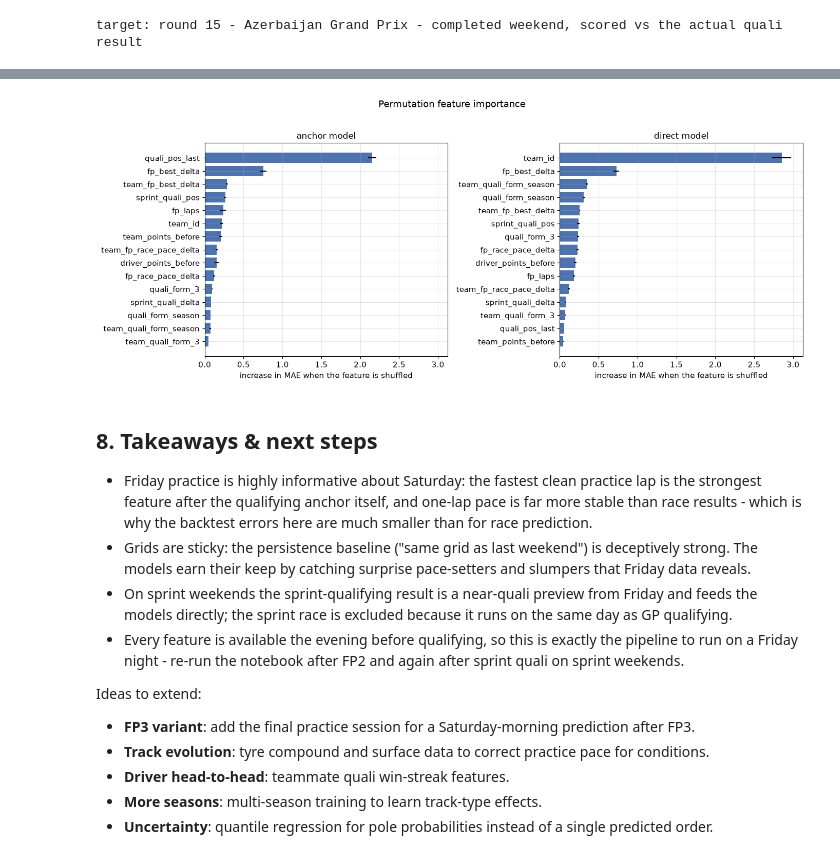
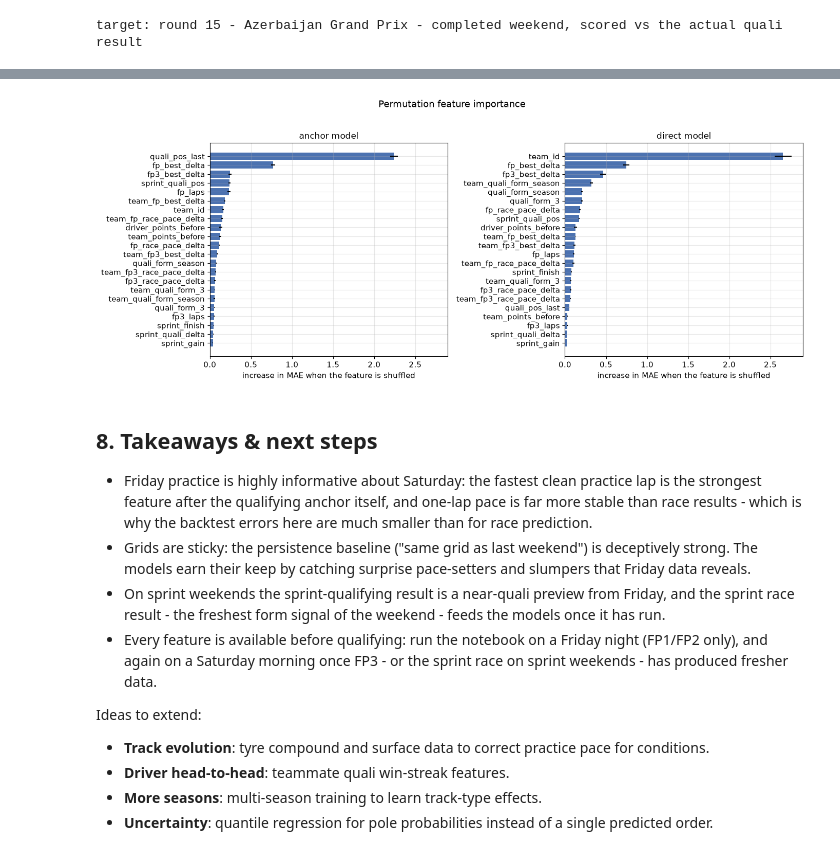
Before and after one commit to scgon/Formula1RaceAndGridPredictor, a Jupyter notebook: notebooks/grid_predictions.ipynb, the cells around one changed output, grey strips where cells are left out. Drawn from its saved outputs; the diff is of its cells as text; code cells hidden in the pictures.

```diff
--- a/notebooks/grid_predictions.ipynb
+++ b/notebooks/grid_predictions.ipynb
@@ -27,6 +28,7 @@ A command-line version of the same pipeline lives in `predict_grid.py`.
 # %%
 import warnings
 from datetime import datetime, timedelta, timezone
+from itertools import product
 from pathlib import Path
 
 import matplotlib.pyplot as plt
@@ -49,15 +51,19 @@ fastf1.logger.set_log_level("WARNING")
 
 SEASON = 2026
 MIN_TRAIN_ROUNDS = 5
+MODEL_PROFILE = "fast"
 STINT_WINDOW = 5
 STINT_MIN_LAPS = 3
 COMPLETION_BUFFER = timedelta(hours=3)
 PRACTICE_BUFFER = timedelta(hours=2)
 PRACTICE_SESSIONS = ("FP1", "FP2")
+FP3_SESSIONS = ("FP3",)
 NEUTRAL_POSITION = 11.5
 
 PRACTICE_COLS = ["fp_race_pace_delta", "fp_best_delta", "fp_laps"]
+FP3_COLS = ["fp3_race_pace_delta", "fp3_best_delta", "fp3_laps"]
 SPRINT_QUALI_COLS = ["sprint_quali_pos", "sprint_quali_delta"]
+SPRINT_RACE_COLS = ["sprint_finish", "sprint_gain"]
 
 FEATURES = [
     "fp_best_delta",
@@ -65,8 +71,15 @@ FEATURES = [
     "fp_laps",
     "team_fp_best_delta",
     "team_fp_race_pace_delta",
+    "fp3_best_delta",
+    "fp3_race_pace_delta",
+    "fp3_laps",
+    "team_fp3_best_delta",
+    "team_fp3_race_pace_delta",
     "sprint_quali_pos",
     "sprint_quali_delta",
+    "sprint_finish",
+    "sprint_gain",
     "quali_pos_last",
     "quali_form_3",
     "quali_form_season",
@@ -87,7 +100,7 @@ RAW_COLUMNS = [
     "quali_time",
     "quali_delta",
     "points",
-] + PRACTICE_COLS + SPRINT_QUALI_COLS
+] + PRACTICE_COLS + FP3_COLS + SPRINT_QUALI_COLS + SPRINT_RACE_COLS
 
 plt.rcParams.update({
     "figure.figsize": (11, 5),
@@ -97,5 +110,5 @@ plt.rcParams.update({
     "axes.titlesize": 12,
 })
 
-print("fastf1", fastf1.__version__, "| season", SEASON, "| target: qualifying")
+print("fastf1", fastf1.__version__, "| season", SEASON, "| profile", MODEL_PROFILE, "| target: qualifying")
 # %% [output]
@@ -534,6 +585,8 @@ def build_features(data):
     df["team_id"] = pd.factorize(df["team"])[0]
     df["team_fp_best_delta"] = df.groupby(["round", "team"], sort=False)["fp_best_delta"].transform("mean")
     df["team_fp_race_pace_delta"] = df.groupby(["round", "team"], sort=False)["fp_race_pace_delta"].transform("mean")
+    df["team_fp3_best_delta"] = df.groupby(["round", "team"], sort=False)["fp3_best_delta"].transform("mean")
+    df["team_fp3_race_pace_delta"] = df.groupby(["round", "team"], sort=False)["fp3_race_pace_delta"].transform("mean")
     df["team_quali_mean"] = df.groupby(["round", "team"], sort=False)["quali_pos"].transform("mean")
     df["team_points"] = df.groupby(["round", "team"], sort=False)["points"].transform("sum")
     by_driver = df.groupby("driver_number", sort=False)
@@ -820,10 +1004,13 @@ else:
     model_data = data
 
 features_final = build_features(model_data)
-anchor_model, train_set = train_model(features_final, target_round, "anchor")
-direct_model, _ = train_model(features_final, target_round, "direct")
-anchor = predict_round(anchor_model, features_final, target_round, "anchor")
-direct = predict_round(direct_model, features_final, target_round, "direct")
+tune_note = " (tuning hyperparameters)" if MODEL_PROFILE == "optimized" else ""
+print(f"training final anchor model{tune_note}...")
+anchor_model, train_set, anchor_used, anchor_params = train_model(features_final, target_round, "anchor", MODEL_PROFILE)
+print(f"training final direct model{tune_note}...")
+direct_model, _, direct_used, direct_params = train_model(features_final, target_round, "direct", MODEL_PROFILE)
+anchor = predict_round(anchor_model, features_final, target_round, "anchor", anchor_used)
+direct = predict_round(direct_model, features_final, target_round, "direct", direct_used)
 
 result = pd.DataFrame({
     "anchor": anchor["pred_pos"].to_numpy(),
@@ -842,5 +1029,9 @@ if mode == "post":
     pole = features_final.loc[(features_final["round"] == target_round) & (features_final["quali_pos"] == 1), "driver"]
     if not pole.empty:
         print(f"actual pole                   : {pole.iloc[0]}")
+if MODEL_PROFILE == "optimized":
+    untuned = "fast defaults (no clearly better combination found)"
+    print(f"\nTuned hyperparameters (anchor model) : {format_params(anchor_params) or untuned}")
+    print(f"Tuned hyperparameters (direct model) : {format_params(direct_params) or untuned}")
 result
 # %% [output]
@@ -949,38 +1142,38 @@ if mode == "post":
 # %%
 fig, axes = plt.subplots(1, 2, figsize=(14, 5.5), sharex=True)
-for ax, model, name in ((axes[0], anchor_model, "anchor model"), (axes[1], direct_model, "direct model")):
+for ax, model, name, used in ((axes[0], anchor_model, "anchor model", anchor_used),
+                              (axes[1], direct_model, "direct model", direct_used)):
     if name == "anchor model":
         target_y = (train_set["quali_pos"] - train_set["quali_pos_last"]).to_numpy(dtype=float)
     else:
         target_y = train_set["quali_pos"].to_numpy(dtype=float)
     imp = permutation_importance(
         model,
-        train_set[FEATURES].to_numpy(dtype=float),
+        train_set[used].to_numpy(dtype=float),
         target_y,
         scoring="neg_mean_absolute_error",
         n_repeats=5,
         random_state=42,
     )
     order = np.argsort(imp.importances_mean)
-    ax.barh(np.array(FEATURES)[order], imp.importances_mean[order],
+    ax.barh(np.array(used)[order], imp.importances_mean[order],
             xerr=imp.importances_std[order], color="#4c72b0")
     ax.set(xlabel="increase in MAE when the feature is shuffled", title=name)
 fig.suptitle("Permutation feature importance", y=1.02)
 fig.tight_layout()
 plt.show()
 # %% [output]
-[figure, old version]
+[figure, new version]
 # %% [markdown]
 ## 8. Takeaways & next steps
 
 - Friday practice is highly informative about Saturday: the fastest clean practice lap is the strongest feature after the qualifying anchor itself, and one-lap pace is far more stable than race results - which is why the backtest errors here are much smaller than for race prediction.
 - Grids are sticky: the persistence baseline ("same grid as last weekend") is deceptively strong. The models earn their keep by catching surprise pace-setters and slumpers that Friday data reveals.
-- On sprint weekends the sprint-qualifying result is a near-quali preview from Friday and feeds the models directly; the sprint race is excluded because it runs on the same day as GP qualifying.
-- Every feature is available the evening before qualifying, so this is exactly the pipeline to run on a Friday night - re-run the notebook after FP2 and again after sprint quali on sprint weekends.
+- On sprint weekends the sprint-qualifying result is a near-quali preview from Friday, and the sprint race result - the freshest form signal of the weekend - feeds the models once it has run.
+- Every feature is available before qualifying: run the notebook on a Friday night (FP1/FP2 only), and again on a Saturday morning once FP3 - or the sprint race on sprint weekends - has produced fresher data.
 
 Ideas to extend:
 
-- **FP3 variant**: add the final practice session for a Saturday-morning prediction after FP3.
 - **Track evolution**: tyre compound and surface data to correct practice pace for conditions.
 - **Driver head-to-head**: teammate quali win-streak features.
 - **More seasons**: multi-season training to learn track-type effects.
```
Also changed, not shown: parts of 24 cells of this notebook, 30 other files.
